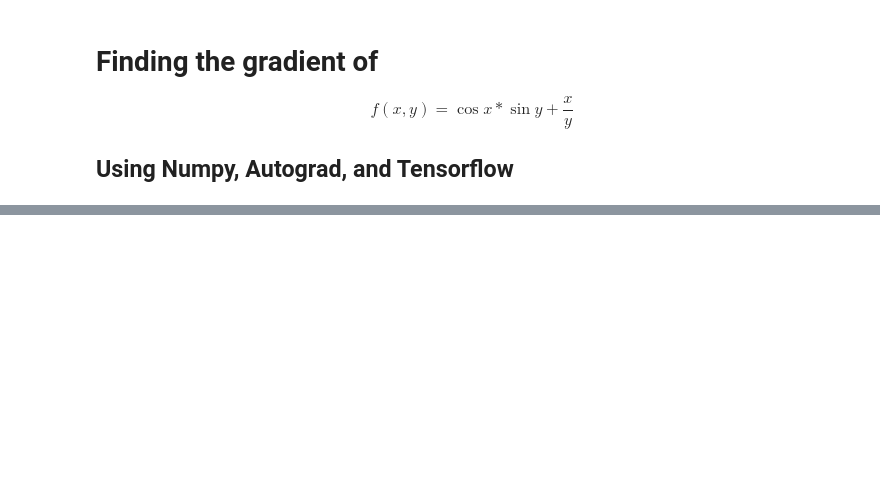
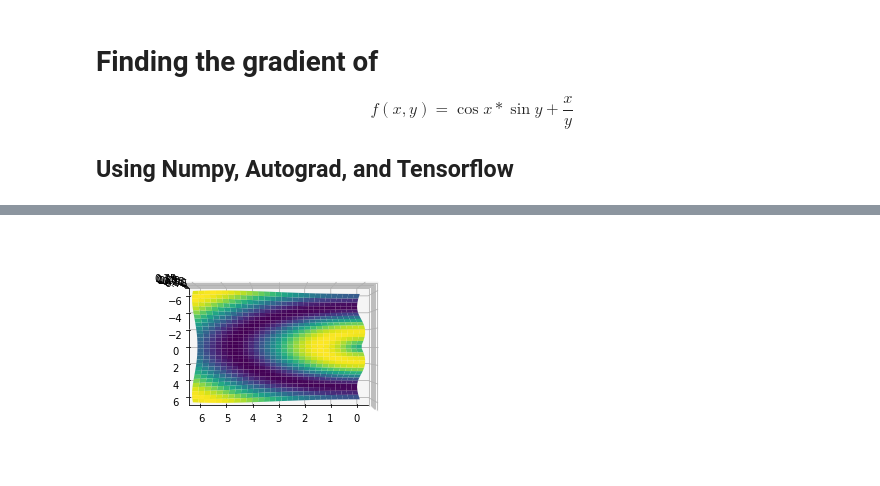
Before and after one commit to dantuluri/dmad, a Jupyter notebook: gradient.ipynb, the cells around one changed output, grey strips where cells are left out. Cells and saved outputs as stored; diff of their text form; code cells hidden in the pictures; blank space fills up the shorter version.

```diff
--- a/gradient.ipynb
+++ b/gradient.ipynb
@@ -60,3 +63,8 @@ fig
+# %%
+ax.view_init(90, 90)
+fig
+# %% [output]
+[figure, added]
 # %%
 # Computing gradients with some Numpy
 
```
Also changed, not shown: parts of 3 cells of this notebook.
